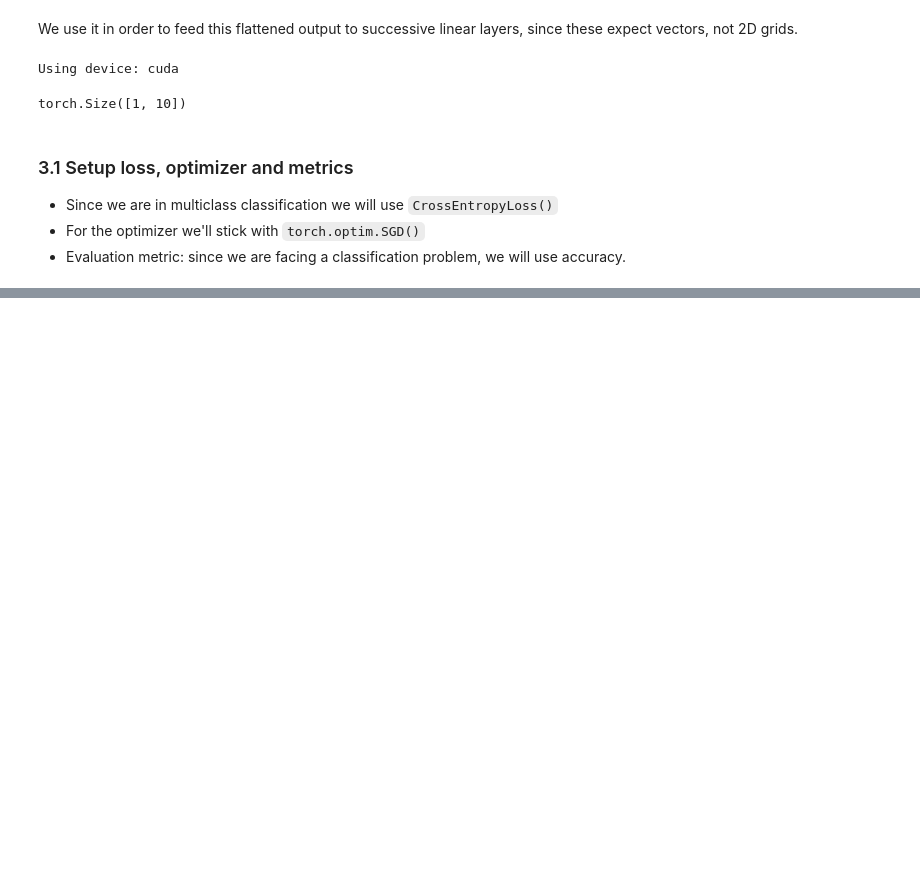
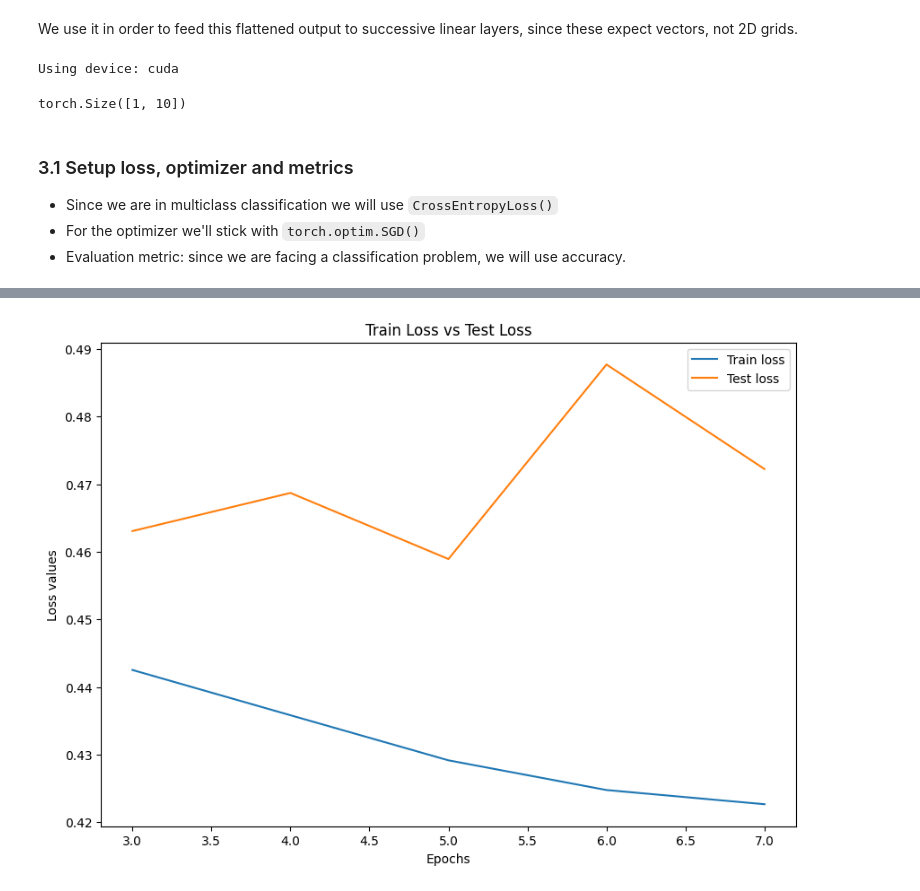
Before and after one commit to MatteoFalcioni/PyTorch_basics, a Jupyter notebook: vision.ipynb, the cells around one changed output, grey strips where cells are left out. Drawn from its saved outputs; the diff is of its cells as text; code cells hidden in the pictures; blank space fills up the shorter version.

```diff
--- a/vision.ipynb
+++ b/vision.ipynb
@@ -329,0 +489,9 @@ def train_model(model, X_train, X_test, y_train, y_test, epochs):
+# %%
+# maybe let's train a little more...
+
+NUM_EPOCHS = 5
+train_losses, test_losses, accuracies = train_model(model=model_0,
+                                                    train_dataloader=train_dataloader,
+                                                    test_dataloader=test_dataloader,
+                                                    num_epochs=NUM_EPOCHS,
+                                                    device=device)
@@ -329,0 +516,4 @@ def train_model(model, X_train, X_test, y_train, y_test, epochs):
+# %%
+print_losses(train_losses, test_losses, start_epoch=3)  # overfitting!!!
+# %% [output]
+[figure, added]
```
Also changed, not shown: parts of 11 cells of this notebook.
